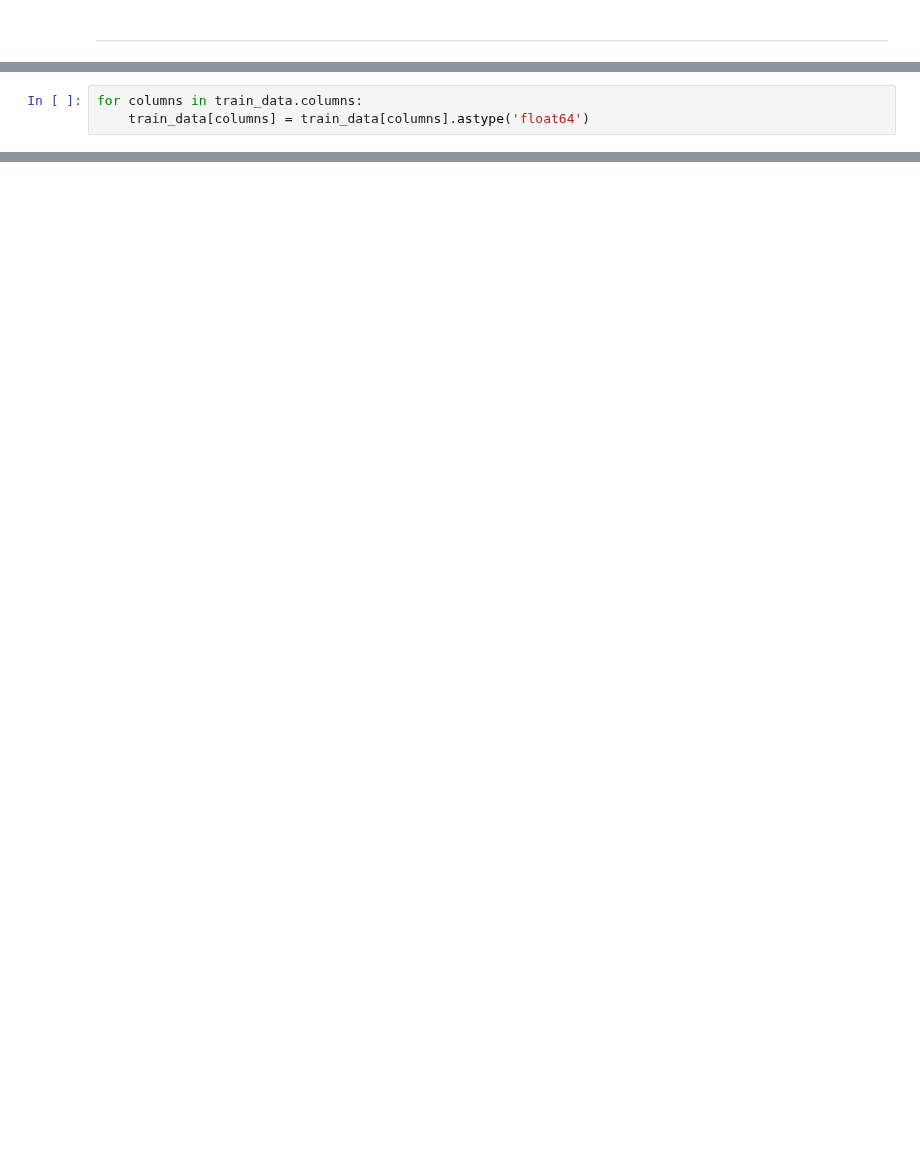
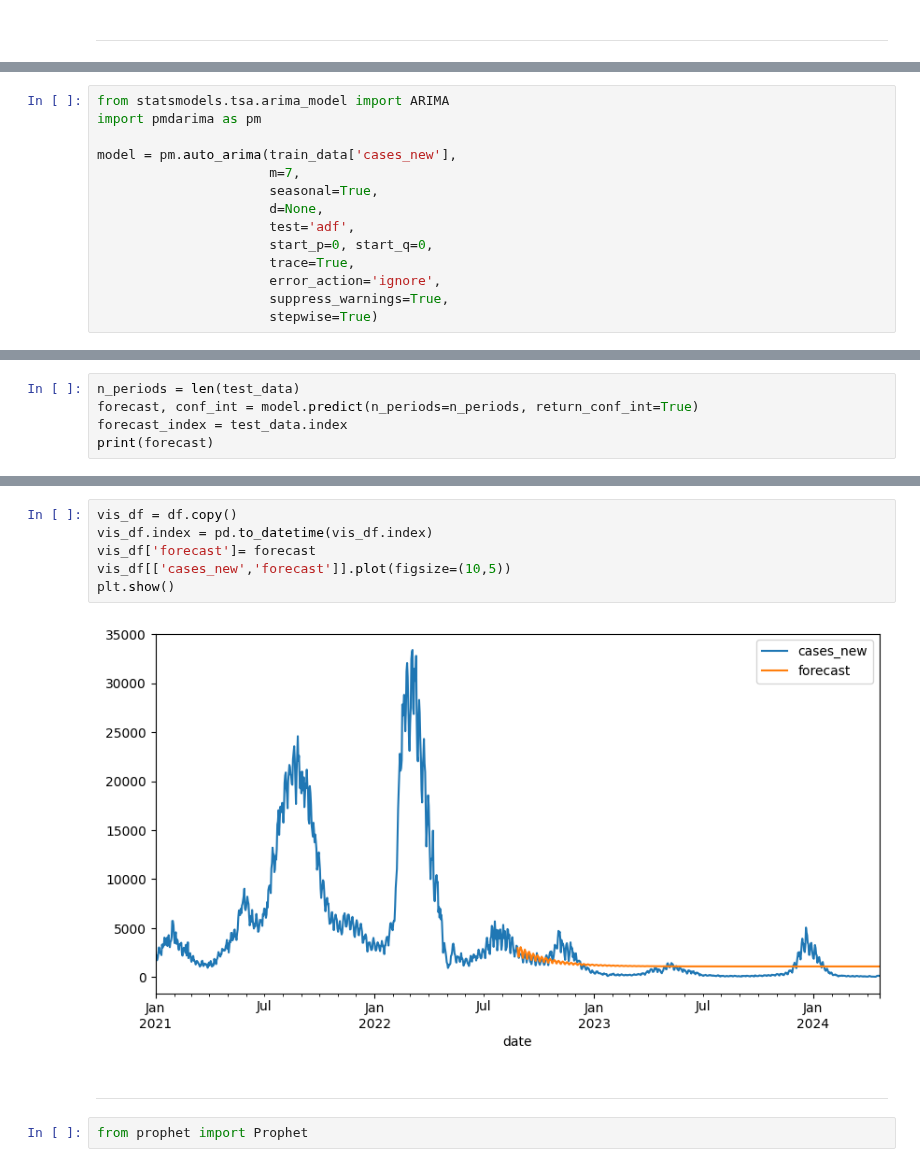
Before and after one commit to MarcusO17/5011-cem-ml, a Jupyter notebook: notebooks/model_training.ipynb, the cells around one changed output, grey strips where cells are left out. Saved outputs shown, nothing was run; the diff lists cells and outputs as text; blank space fills up the shorter version.

```diff
--- a/notebooks/model_training.ipynb
+++ b/notebooks/model_training.ipynb
@@ -102,3 +49,0 @@ memory usage: 4.4+ MB
-# %%
-for columns in train_data.columns:
-    train_data[columns] = train_data[columns].astype('float64')
@@ -177,0 +88,14 @@ plt.show()
+# %%
+from statsmodels.tsa.arima_model import ARIMA
+import pmdarima as pm
+
+model = pm.auto_arima(train_data['cases_new'],
+                      m=7,
+                      seasonal=True,
+                      d=None,
+                      test='adf',
+                      start_p=0, start_q=0,
+                      trace=True,
+                      error_action='ignore',
+                      suppress_warnings=True,
+                      stepwise=True)
@@ -177,0 +138,5 @@ plt.show()
+# %%
+n_periods = len(test_data)
+forecast, conf_int = model.predict(n_periods=n_periods, return_conf_int=True)
+forecast_index = test_data.index
+print(forecast)
@@ -177,0 +156,12 @@ plt.show()
+# %%
+vis_df = df.copy()
+vis_df.index = pd.to_datetime(vis_df.index)
+vis_df['forecast']= forecast
+vis_df[['cases_new','forecast']].plot(figsize=(10,5))
+plt.show()
+# %% [output]
+[figure, added]
+# %% [markdown]
+----
+# %%
+from prophet import Prophet
```
Also changed, not shown: parts of 30 cells of this notebook.
